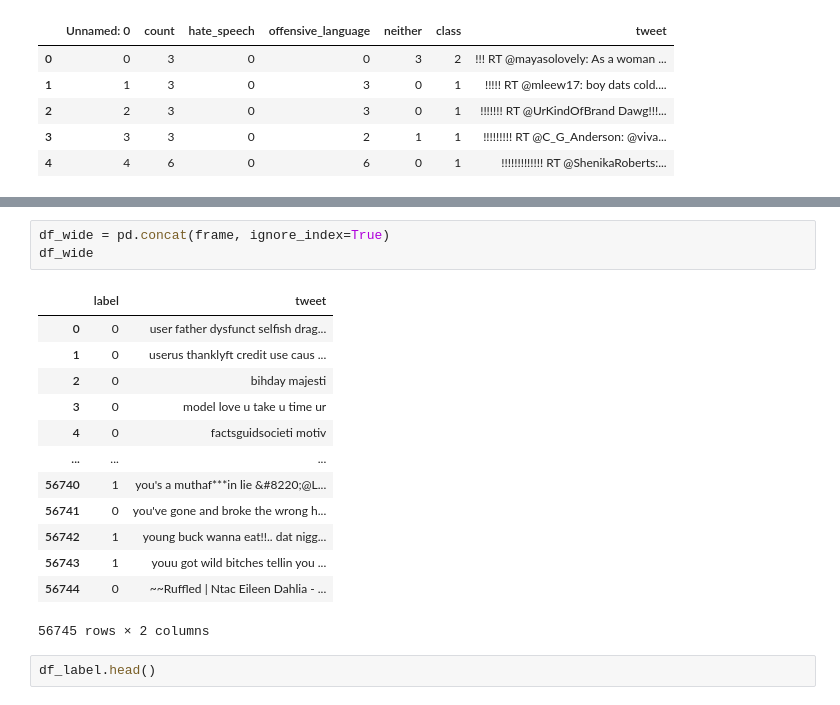
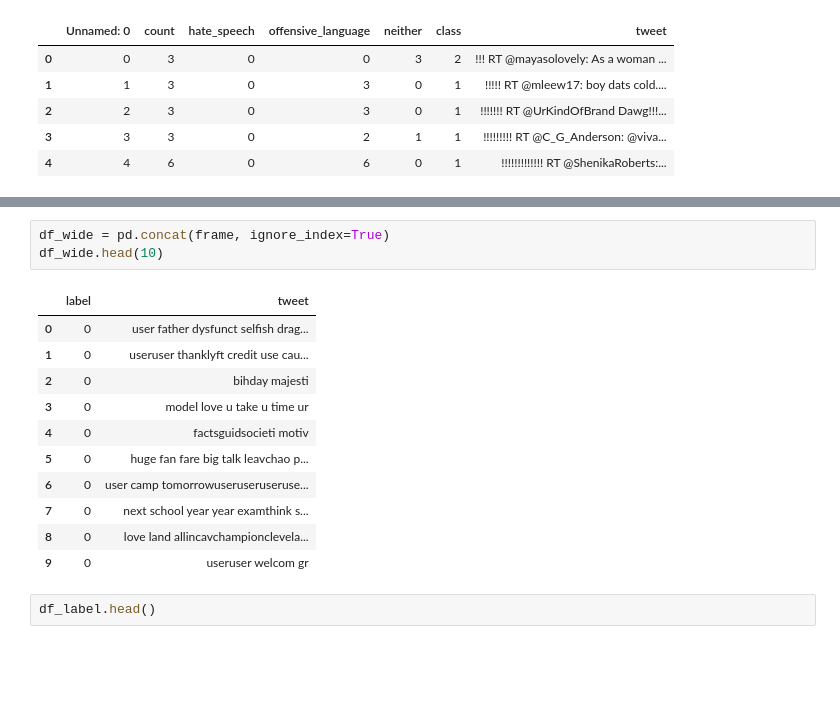
Before and after one commit to Iskander80/ML, a Jupyter notebook: home_task_2.ipynb, the cells around one changed output, grey strips where cells are left out. Saved outputs shown, nothing was run; the diff lists cells and outputs as text; blank space fills up the shorter version.

```diff
--- a/home_task_2.ipynb
+++ b/home_task_2.ipynb
@@ -377,21 +378,19 @@ frame
  [24783 rows x 2 columns]]
 # %%
 df_wide = pd.concat(frame, ignore_index=True)
-df_wide
+df_wide.head(10)
 # %% [output]
 |  | label | tweet |
 | 0 | 0 | user father dysfunct selfish drag... |
-| 1 | 0 | userus thanklyft credit use caus ... |
+| 1 | 0 | useruser thanklyft credit use cau... |
 | 2 | 0 | bihday majesti |
 | 3 | 0 | model love u take u time ur |
 | 4 | 0 | factsguidsocieti motiv |
-| ... | ... | ... |
-| 56740 | 1 | you's a muthaf***in lie &#8220;@L... |
-| 56741 | 0 | you've gone and broke the wrong h... |
-| 56742 | 1 | young buck wanna eat!!.. dat nigg... |
-| 56743 | 1 | youu got wild bitches tellin you ... |
-| 56744 | 0 | ~~Ruffled | Ntac Eileen Dahlia - ... |
+| 5 | 0 | huge fan fare big talk leavchao p... |
+| 6 | 0 | user camp tomorrowuseruseruseruse... |
+| 7 | 0 | next school year year examthink s... |
+| 8 | 0 | love land allincavchampionclevela... |
+| 9 | 0 | useruser welcom gr |
-56745 rows × 2 columns
 # %%
 df_label.head()
 # %% [output]
```
Also changed, not shown: parts of 40 cells of this notebook.
